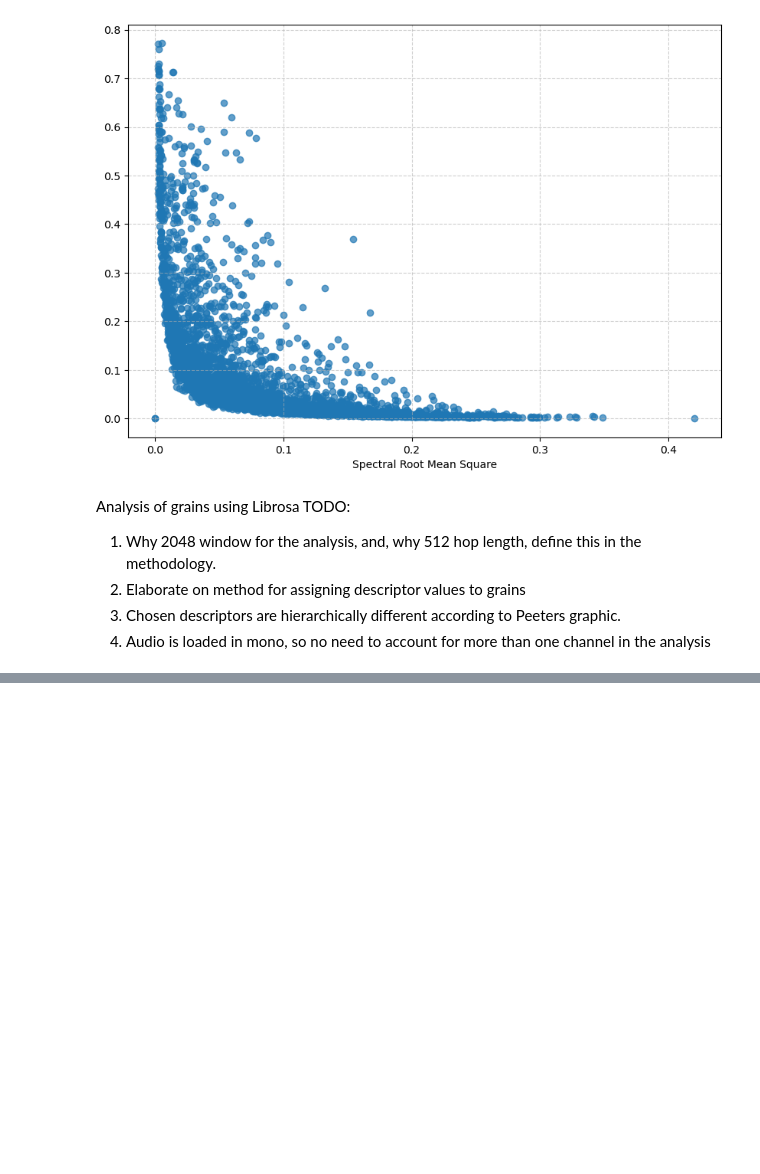
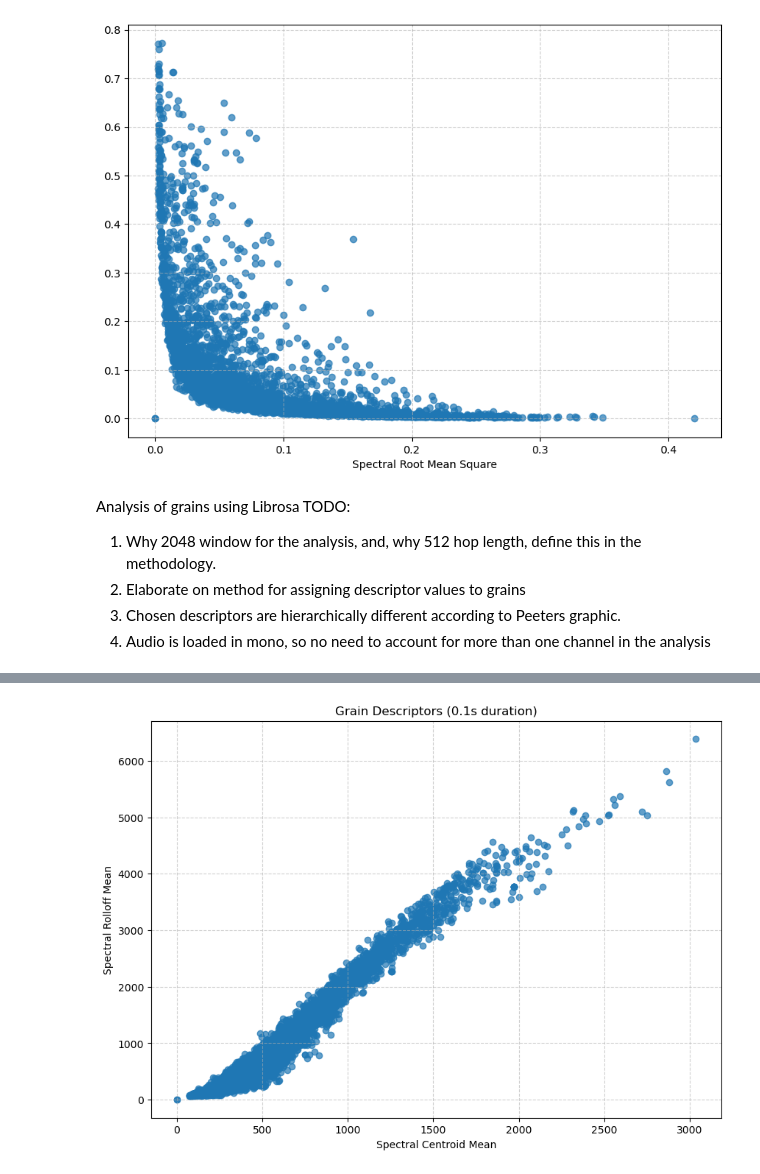
Before and after one commit to HippolyteLC/fieldmusic, a Jupyter notebook: src/grains/6_grain_analysis.ipynb, the cells around one changed output, grey strips where cells are left out. Drawn from its saved outputs; the diff is of its cells as text; code cells hidden in the pictures; blank space fills up the shorter version.

```diff
--- a/src/grains/6_grain_analysis.ipynb
+++ b/src/grains/6_grain_analysis.ipynb
@@ -59,7 +55,7 @@ from librosa import feature
 # %%
 import os
 PATH = "..\..\corpus\\guitar_sample_2"
-
+sr = 48000
 
 class Analyzer():
     def __init__(self, path, sr):
@@ -118,14 +114,14 @@ class Analyzer():
         arr = librosa.feature.spectral_flatness(S=self.stft, n_fft=n_fft, hop_length=hop_length)
         return arr[0]
 
-    def compute_rms(self, n_fft=2048, hop_length=512):
+    def compute_rms(self, frame_length=2048, hop_length=512):
         """
         We use the Audio data
         """
         if not self.loaded_stft:
             self.compute_stft()
             self.loaded_stft=True
-        arr = librosa.feature.rms(S=self.stft, n_fft=n_fft, hop_length=hop_length)
+        arr = librosa.feature.rms(S=self.stft, frame_length=frame_length, hop_length=hop_length)
         return arr[0]
 
     def compute_centroid(self, n_fft=2048, hop_length=512):
@@ -164,6 +160,9 @@ class Analyzer():
                 if index == descriptor_arr.shape[-1]:
                     break
                 buffer.append(descriptor_arr[index])
+            difference = self.y.shape[-1] - len(buffer)
+            if difference > 0: # padding the buffer
+                buffer.extend([descriptor_arr[-1] for _ in range(difference)])
             return buffer
 
     def get_grain_descriptors(self, grain_duration, descriptor_arr):
@@ -171,9 +170,24 @@ class Analyzer():
         descriptor_y = self.convert_descriptor_arr(descriptor_arr)
         grain_mean_descr = []
         grain_std_descr = []
+        n_grains = int(len(descriptor_y)//grain_size)
+        for i in range(n_grains):
+            grain_dscr_mean = np.mean(descriptor_y[i*grain_size:(i+1)*grain_size])
+            grain_dscr_std = np.std(descriptor_y[i*grain_size:(i+1)*grain_size])
+            grain_mean_descr.append(grain_dscr_mean)
+            grain_std_descr.append(grain_dscr_std)
+        return grain_mean_descr, grain_std_descr, descriptor_y
+
+    def n_grains(self, grain_duration):
+        grain_size = int(self.sr*grain_duration)
+        if not self.loaded_y:
+            self.load_audio_data()
+        return int(len(self.y)//grain_size)
 # %%
 analyzer = Analyzer(PATH, sr)
 analyzer.compute_stft()
 rolloff_arr = analyzer.compute_rolloff()
-# centroid_arr = analyzer.compute_centroid()
+centroid_arr = analyzer.compute_centroid()
+rms_arr = analyzer.compute_rms()
 analyzer
+grain_duration = 0.1 #100ms
@@ -187,0 +194,14 @@ np.float64(8634.814453125)
+# %%
+rolloff_mean, rolloff_std, rolloff_y = analyzer.get_grain_descriptors(grain_duration, rolloff_arr)
+centroid_mean, centroid_std, centroid_y = analyzer.get_grain_descriptors(grain_duration, centroid_arr)
+rms_mean,_,_ = analyzer.get_grain_descriptors(grain_duration, rms_arr)
+# %%
+plt.figure(figsize=(10, 7))
+plt.scatter(centroid_mean, rolloff_mean, alpha=0.7)
+plt.ylabel("Spectral Rolloff Mean")
+plt.xlabel("Spectral Centroid Mean")
+plt.title(f"Grain Descriptors ({grain_duration}s duration)")
+plt.grid(True, linestyle='--', alpha=0.6)
+plt.show()
+# %% [output]
+[figure, added]
```
Also changed, not shown: parts of 6 cells of this notebook, 5 other files.
